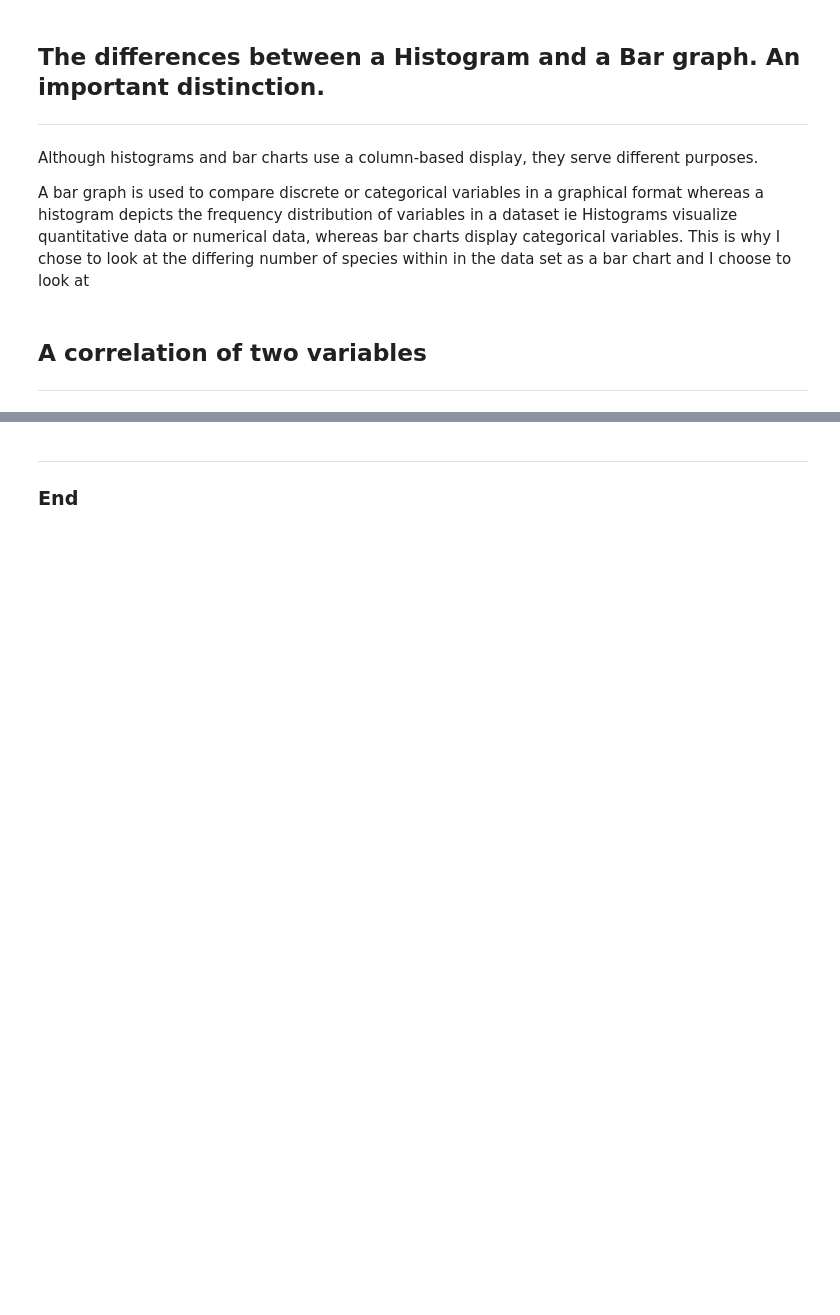
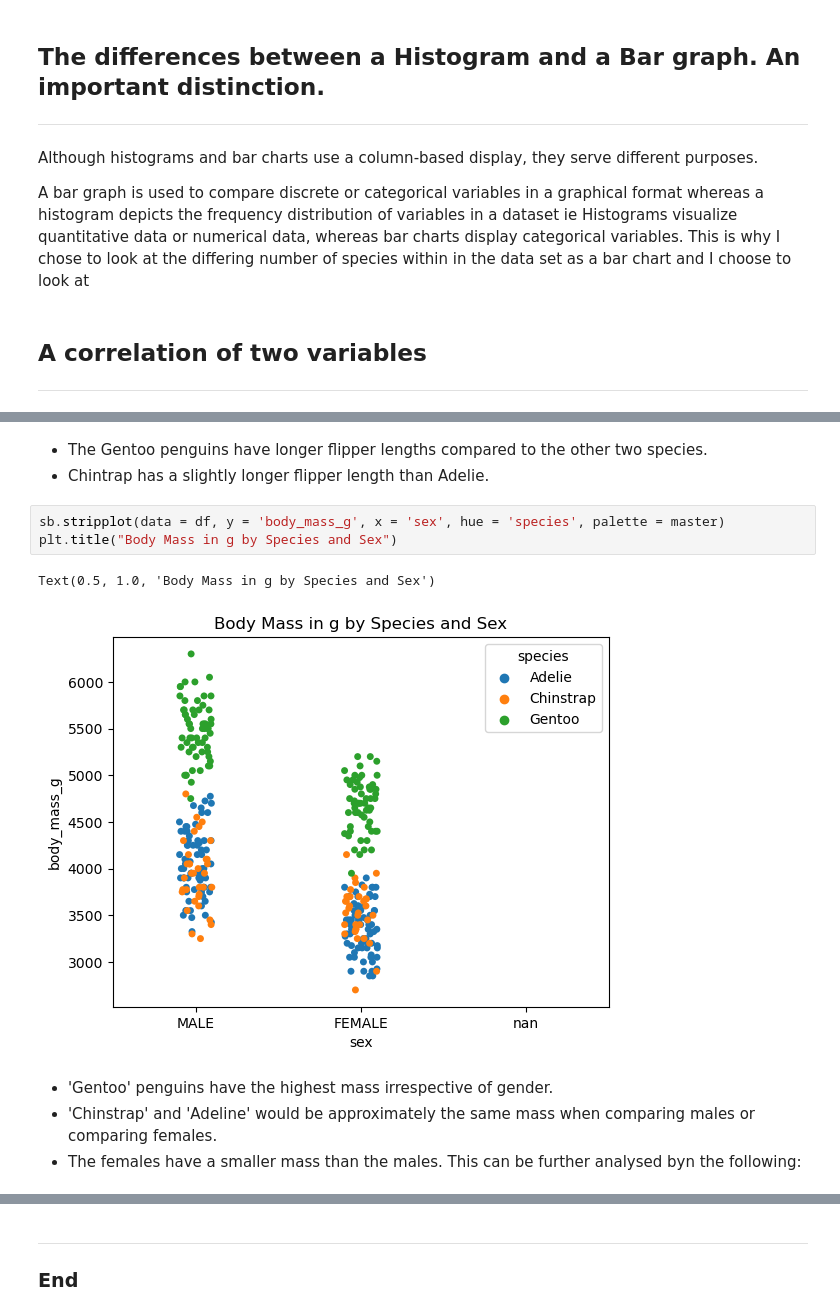
Before and after one commit to GraceMarySmyth/MyProject, a Jupyter notebook: Penguins.ipynb, the cells around one changed output, grey strips where cells are left out. Saved outputs shown, nothing was run; the diff lists cells and outputs as text; blank space fills up the shorter version.

```diff
--- a/Penguins.ipynb
+++ b/Penguins.ipynb
@@ -307,0 +357,13 @@ A bar graph is used to compare discrete or categorical variables in a graphical
+# %% [markdown]
+ - The Gentoo penguins have longer flipper lengths compared to the other two species.
+ - Chintrap has a slightly longer flipper length than Adelie.
+# %%
+sb.stripplot(data = df, y = 'body_mass_g', x = 'sex', hue = 'species', palette = master)
+plt.title("Body Mass in g by Species and Sex")
+# %% [output]
+Text(0.5, 1.0, 'Body Mass in g by Species and Sex')
+[figure, added]
+# %% [markdown]
+ - 'Gentoo' penguins have the highest mass irrespective of gender.
+ - 'Chinstrap' and 'Adeline' would be approximately the same mass when comparing males or comparing females.
+ - The females have a smaller mass than the males. This can be further analysed byn the following:
```
Also changed, not shown: parts of 9 cells of this notebook, 1 other file.
